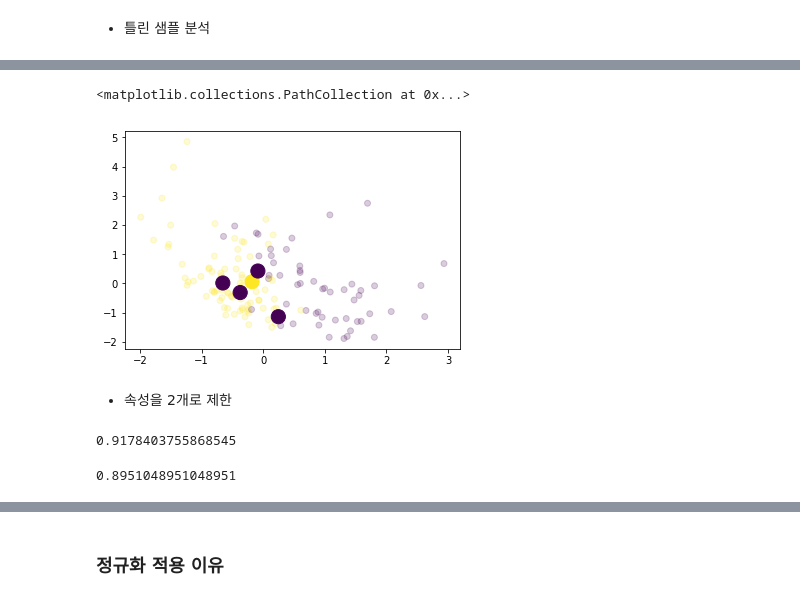
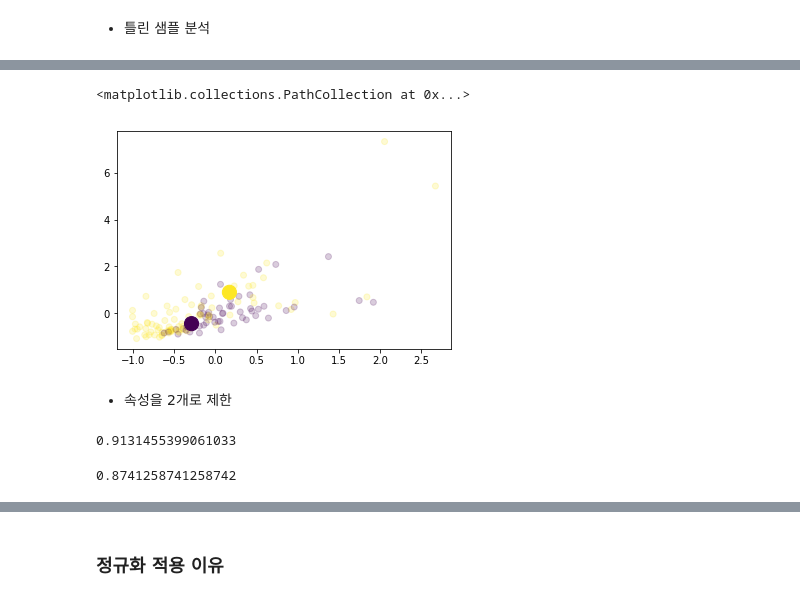
Before and after one commit to gubosd/lecture13, a Jupyter notebook: 머신러닝/02_지도학습_06_SVM2.ipynb, the cells around one changed output, grey strips where cells are left out. Saved outputs shown, nothing was run; the diff lists cells and outputs as text; code cells hidden in the pictures.

```diff
--- a/머신러닝/02_지도학습_06_SVM2.ipynb
+++ b/머신러닝/02_지도학습_06_SVM2.ipynb
@@ -116,15 +116,15 @@ plt.colorbar()
 # %%
-col1=0
-col2=9
+col1=16
+col2=19
 plt.scatter(X_test_norm[:,col1], X_test_norm[:,col2], c=y_test, alpha=0.2)
 plt.scatter(X_test_norm[idx,col1], X_test_norm[idx,col2], c=y_test[idx], s=200)
 # %% [output]
 <matplotlib.collections.PathCollection at 0x...>
-[figure, old version]
+[figure, new version]
 # %% [markdown]
 - 속성을 2개로 제한
 # %%
-X = cancer.data[:,[0,1]]
+X = cancer.data[:,[0,9]]
 
 X_train, X_test, y_train, y_test = train_test_split(X, y)
 m = X_train.mean(axis=0)
@@ -133,15 +133,15 @@ s = X_train.std(axis=0)
 X_train_norm = (X_train-m)/s
 X_test_norm = (X_test-m)/s
 
-model = SVC(C=1, gamma=1)
+model = SVC(gamma=10)
 model.fit(X_train_norm, y_train)
 
 train_score = model.score(X_train_norm, y_train)
 test_score = model.score(X_test_norm, y_test)
 display(train_score, test_score)
 # %% [output]
-0.9178403755868545
+0.9131455399061033
-0.8951048951048951
+0.8741258741258742
 # %%
 import mglearn
 
```
Also changed, not shown: parts of 12 cells of this notebook, 2 other files.
